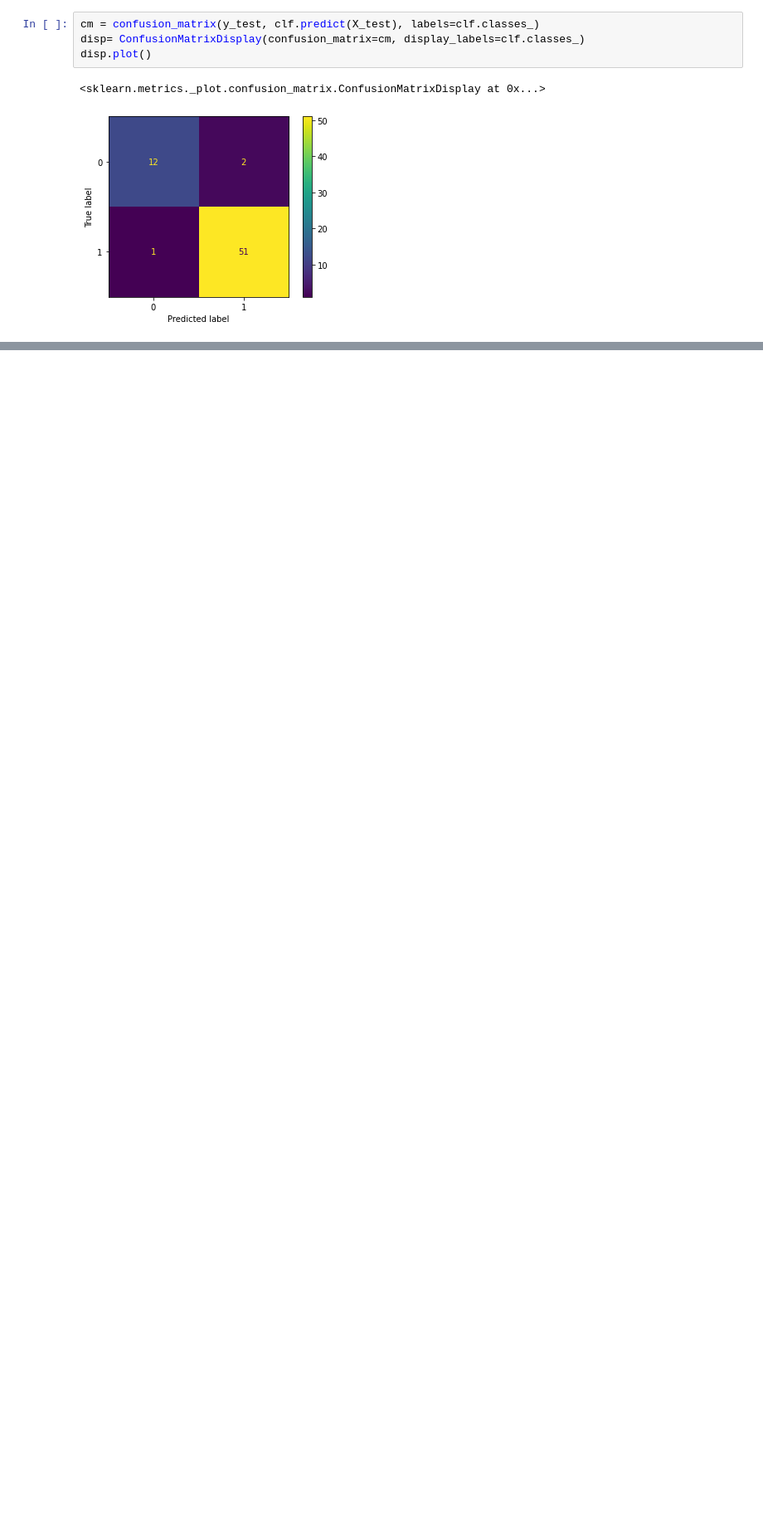
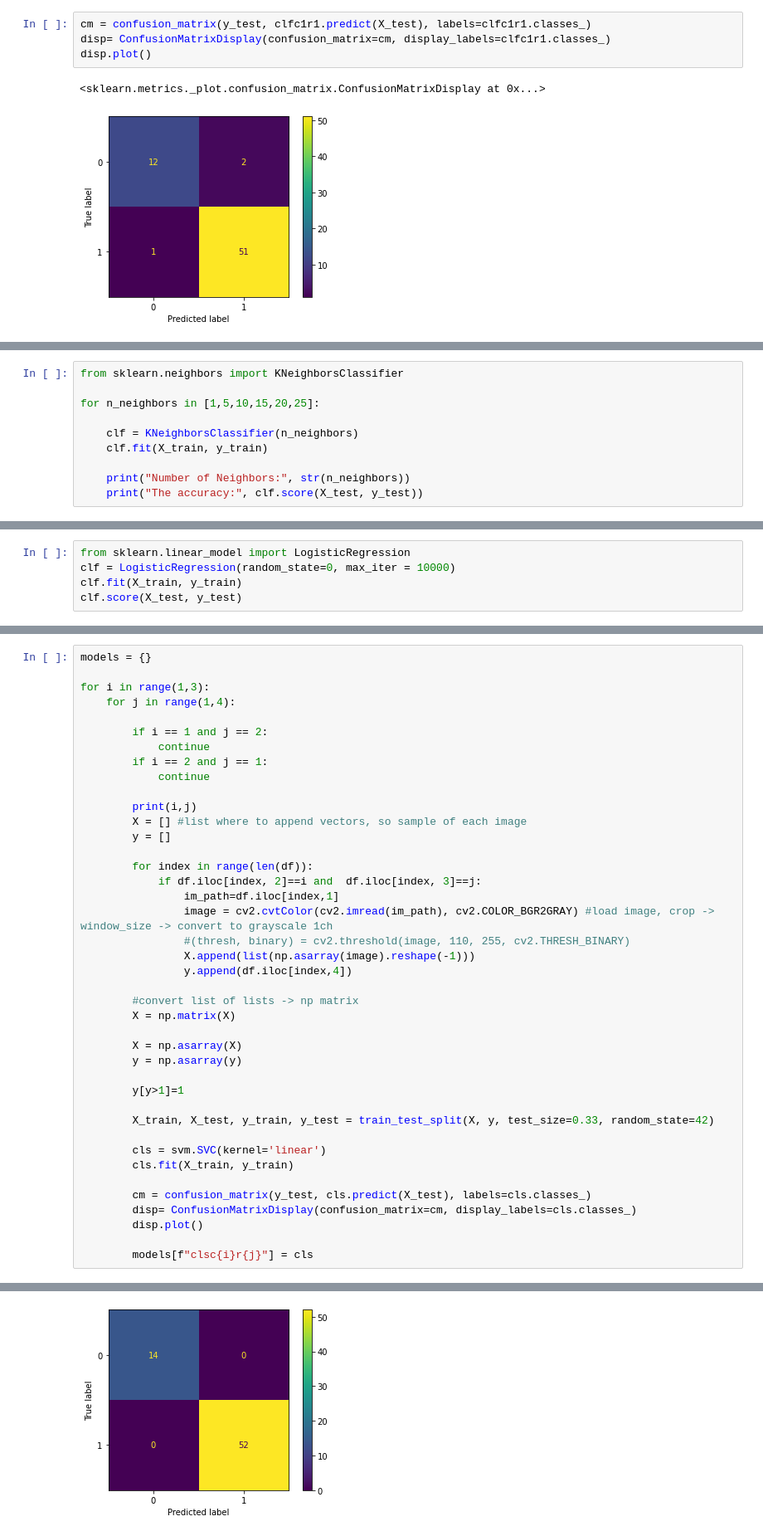
Before and after one commit to Haradai/HACKEPS2022_uglyfabric, a Jupyter notebook: Taronja.ipynb, the cells around one changed output, grey strips where cells are left out. Shown at 83% size. Cells and saved outputs as stored; diff of their text form; blank space fills up the shorter version.

```diff
--- a/Taronja.ipynb
+++ b/Taronja.ipynb
@@ -94,8 +104,8 @@ clf.score(X_test, y_test)
 # %% [output]
 0.9545454545454546
 # %%
-cm = confusion_matrix(y_test, clf.predict(X_test), labels=clf.classes_)
-disp= ConfusionMatrixDisplay(confusion_matrix=cm, display_labels=clf.classes_)
+cm = confusion_matrix(y_test, clfc1r1.predict(X_test), labels=clfc1r1.classes_)
+disp= ConfusionMatrixDisplay(confusion_matrix=cm, display_labels=clfc1r1.classes_)
 disp.plot()
 # %% [output]
 <sklearn.metrics._plot.confusion_matrix.ConfusionMatrixDisplay at 0x...>
@@ -102,0 +119,10 @@ disp.plot()
+# %%
+from sklearn.neighbors import KNeighborsClassifier
+
+for n_neighbors in [1,5,10,15,20,25]:
+
+    clf = KNeighborsClassifier(n_neighbors)
+    clf.fit(X_train, y_train)
+
+    print("Number of Neighbors:", str(n_neighbors))
+    print("The accuracy:", clf.score(X_test, y_test))
@@ -102,0 +148,5 @@ disp.plot()
+# %%
+from sklearn.linear_model import LogisticRegression
+clf = LogisticRegression(random_state=0, max_iter = 10000)
+clf.fit(X_train, y_train)
+clf.score(X_test, y_test)
@@ -102,0 +161,42 @@ disp.plot()
+# %%
+models = {}
+
+for i in range(1,3):
+    for j in range(1,4):
+
+        if i == 1 and j == 2:
+            continue
+        if i == 2 and j == 1:
+            continue
+
+        print(i,j)
+        X = [] #list where to append vectors, so sample of each image
+        y = []
+
+        for index in range(len(df)):
+            if df.iloc[index, 2]==i and  df.iloc[index, 3]==j:
+                im_path=df.iloc[index,1]
+                image = cv2.cvtColor(cv2.imread(im_path), cv2.COLOR_BGR2GRAY) #load image, crop -> window_size -> convert to grayscale 1ch
+                #(thresh, binary) = cv2.threshold(image, 110, 255, cv2.THRESH_BINARY)
+                X.append(list(np.asarray(image).reshape(-1)))
+                y.append(df.iloc[index,4])
+
+        #convert list of lists -> np matrix
+        X = np.matrix(X)
+
+        X = np.asarray(X)
+        y = np.asarray(y)
+
+        y[y>1]=1
+
+        X_train, X_test, y_train, y_test = train_test_split(X, y, test_size=0.33, random_state=42)
+
+        cls = svm.SVC(kernel='linear')
+        cls.fit(X_train, y_train)
+
+        cm = confusion_matrix(y_test, cls.predict(X_test), labels=cls.classes_)
+        disp= ConfusionMatrixDisplay(confusion_matrix=cm, display_labels=cls.classes_)
+        disp.plot()
+
+        models[f"clsc{i}r{j}"] = cls
+# %% [output]
@@ -102,0 +208 @@ disp.plot()
+[figure, added]
```
Also changed, not shown: parts of 13 cells of this notebook.
